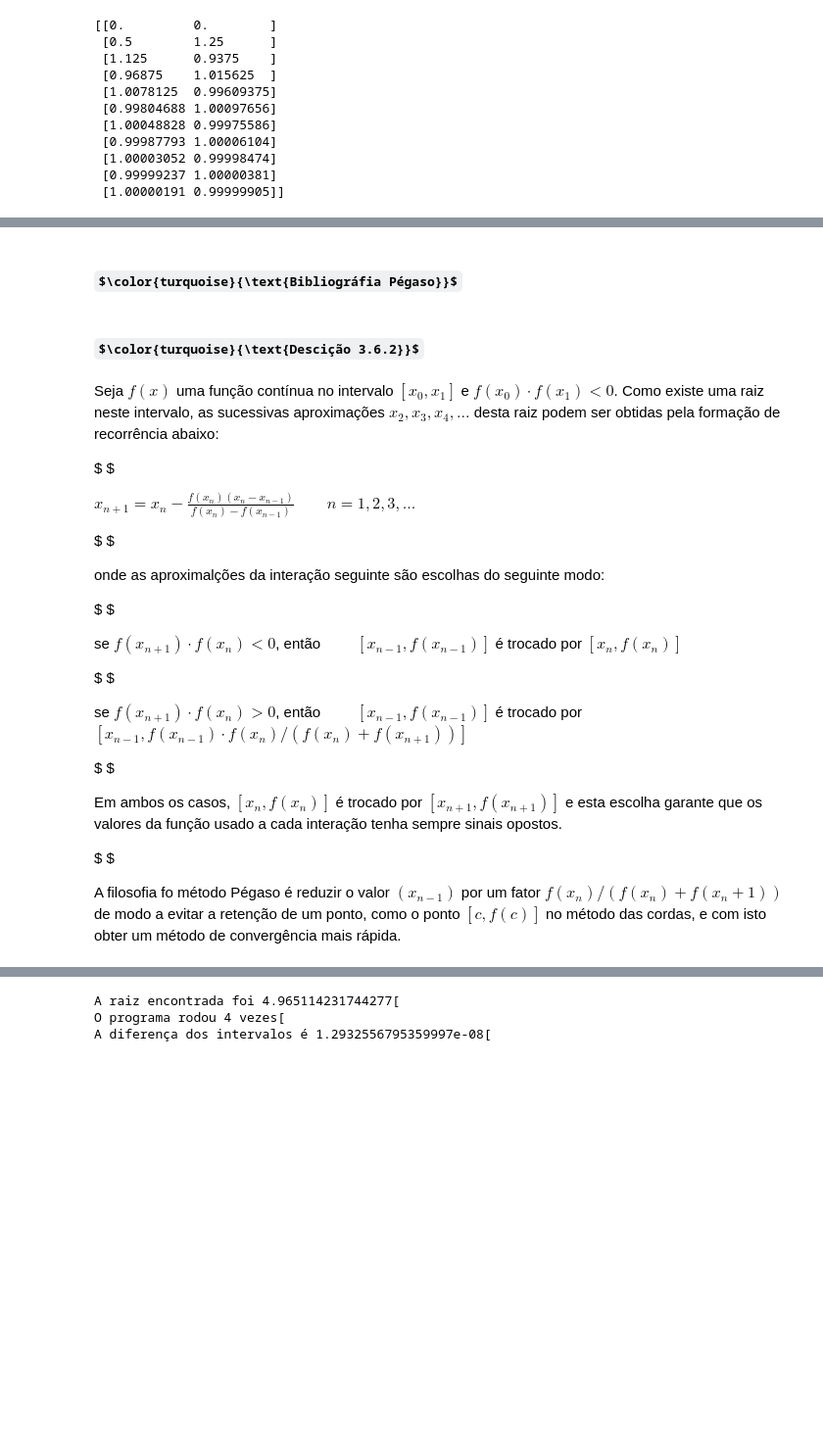
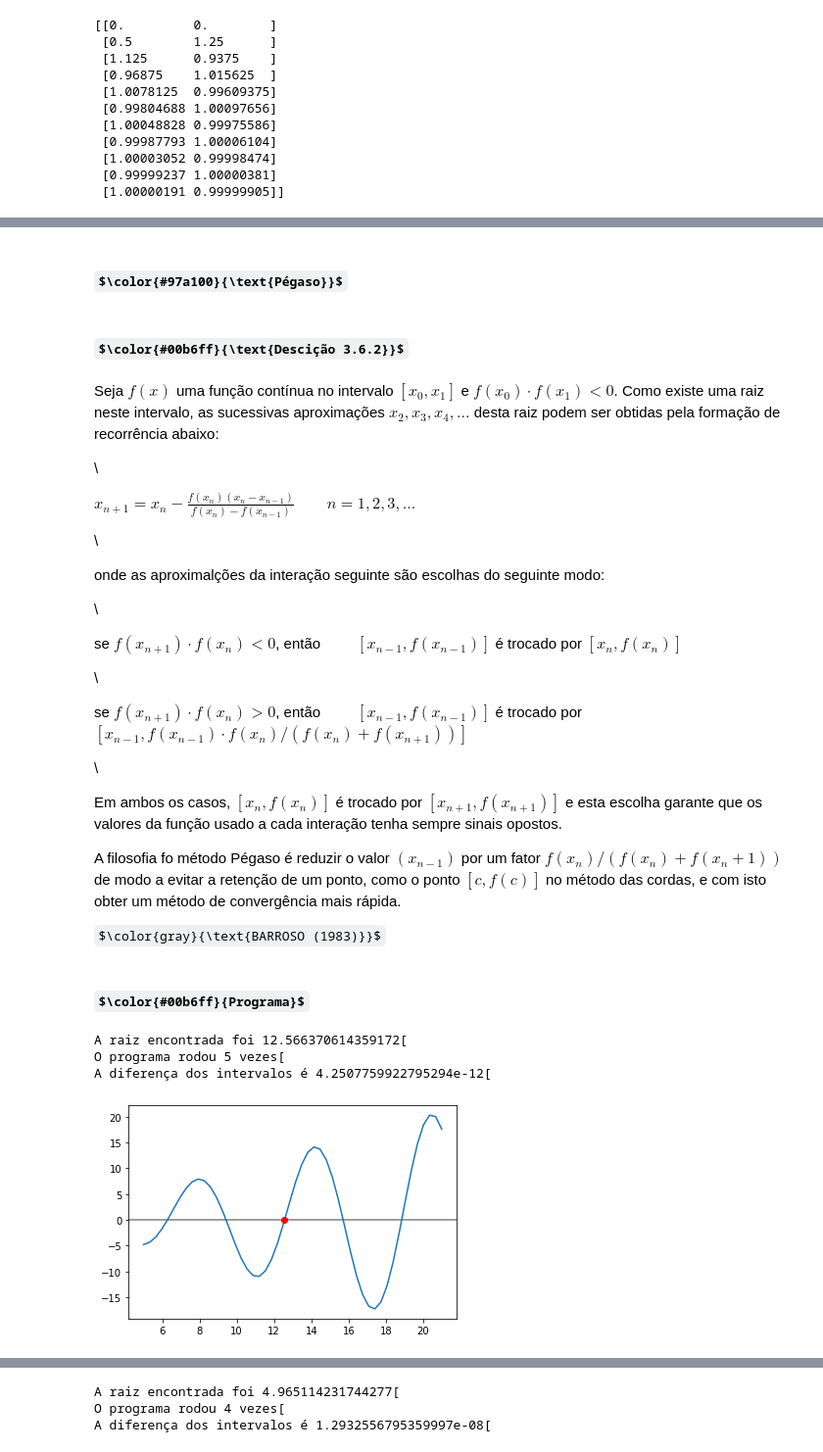
Before and after one commit to kleber293/calculo_numerico, a Jupyter notebook: Calculo_Numerico.ipynb, the cells around one changed output, grey strips where cells are left out. Shown at 98% size. Drawn from its saved outputs; the diff is of its cells as text; code cells hidden in the pictures; some formulas as TeX source; blank space fills up the shorter version.

```diff
--- a/Calculo_Numerico.ipynb
+++ b/Calculo_Numerico.ipynb
@@ -667,31 +663,34 @@ if TESTE_VELOCIDADE:
 # %% [markdown]
-### $\color{turquoise}{\text{Bibliográfia Pégaso}}$
+### $\color{#97a100}{\text{Pégaso}}$
 # %% [markdown]
-#### $\color{turquoise}{\text{Descição 3.6.2}}$
+#### $\color{#00b6ff}{\text{Descição 3.6.2}}$
 # %% [markdown]
 Seja $f(x)$ uma função contínua no intervalo $[x_0, x_1]$ e $f(x_0)\cdot f(x_1)<0$. Como existe uma raiz neste intervalo, as sucessivas aproximações $x_2, x_3, x_4,...$ desta raiz podem ser obtidas pela formação de recorrência abaixo:
 
-$ $
+\\
 
 $x_{n+1}=x_n-\frac{f(x_n)(x_n-x_{n-1})}{f(x_n)-f(x_{n-1})}\qquad n=1, 2, 3, ...$
 
-$ $
+\\
 
 onde as aproximalções da interação seguinte são escolhas do seguinte modo:
 
-$ $
+\\
 
 se $f(x_{n+1})\cdot f(x_n)<0$, então $\qquad[x_{n-1},f({x_{n-1}})]$ é trocado por $[x_n, f(x_n)]$
 
-$ $
+\\
 
 se $f(x_{n+1})\cdot f(x_n)>0$, então $\qquad[x_{n-1},f({x_{n-1}})]$ é trocado por $[x_{n-1}, f(x_{n-1})\cdot f(x_n)/(f(x_n)+f(x_{n+1}))]$
 
-$ $
-
+\\
 
 Em ambos os casos, $[x_n, f(x_n)]$ é trocado por $[x_{n+1}, f(x_{n+1})]$ e esta escolha garante que os valores da função usado a cada interação tenha sempre sinais opostos.
 
-$ $
 
 A filosofia fo método Pégaso é reduzir o valor $(x_{n-1})$ por um fator $f(x_n)/(f(x_n)+f(x_n+1))$ de modo a evitar a retenção de um ponto, como o ponto $[c,f(c)]$ no método das cordas, e com isto obter um método de convergência mais rápida.
+
+
+$\color{gray}{\text{BARROSO (1983)}}$
+# %% [markdown]
+#### $\color{#00b6ff}{Programa}$
@@ -698 +728,36 @@ A filosofia fo método Pégaso é reduzir o valor $(x_{n-1})$ por um fator $f(x_
+# %%
+import numpy as np
+f = lambda x: x*np.sin(x) #@param
+
+RUM = True #@param {type:"boolean"}
+a =  10 #@param {type:"number"}
+b =  14 #@param {type:"number"}
+error = 1e-10 #@param {type:"slider", min:1e-10, max:1e-1, step:0.0001}
+loops = 48 #@param {type:"slider", min:1, max:100}
+
+if RUM:
+    pegas = pegaso(a, b, loops, error)
+    print(f'\033[32mA raiz encontrada foi \033[34m{pegas[0]}\033[')
+    print(f'\033[32mO programa rodou \033[34m{pegas[1]}\033[32m vezes\033[')
+    print(f'\033[32mA diferença dos intervalos é \033[34m{pegas[2]}\033[')
+
+PLOTAR_GRAFICO = True #@param {type:"boolean"}
+if PLOTAR_GRAFICO:
+    import matplotlib.pyplot as plt
+    x = np.linspace(a-a/2, b+b/2)
+    y = x*np.sin(x) #@param
+    print()
+    plt.axhline(y=0, color="gray", linestyle="-")
+    plt.plot(x, y)
+    plt.plot(pegaso(a, b, loops, error)[0], 0, 'ro')
+    plt.show
+
+TESTE_VELOCIDADE = False #@param {type:"boolean"}
+if TESTE_VELOCIDADE:
+    %timeit pegaso(a, b, loops, error)
+# %% [output]
+A raiz encontrada foi 12.566370614359172[
+O programa rodou 5 vezes[
+A diferença dos intervalos é 4.2507759922795294e-12[
+[figure, added]
 # %% [markdown]
```
Also changed, not shown: parts of 62 cells of this notebook.
